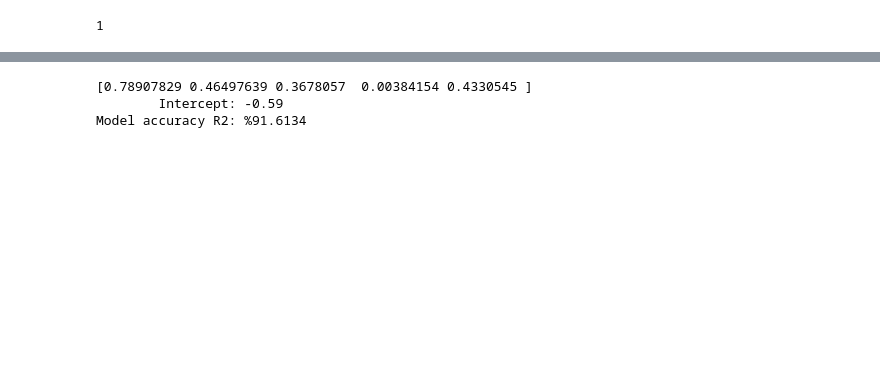
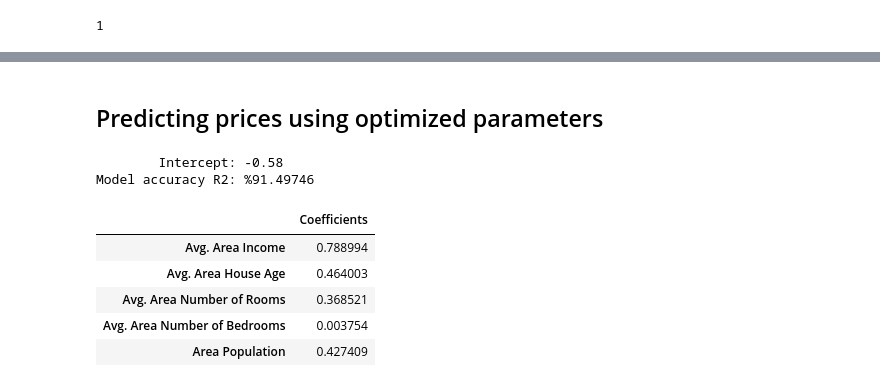
Before and after one commit to adunoluwa1/House-Price-Prediction-using-Regression, a Jupyter notebook: House_Price_Prediction.ipynb, the cells around one changed output, grey strips where cells are left out. Saved outputs shown, nothing was run; the diff lists cells and outputs as text; code cells hidden in the pictures; blank space fills up the shorter version.

```diff
--- a/House_Price_Prediction.ipynb
+++ b/House_Price_Prediction.ipynb
@@ -241,20 +250,37 @@ x_val.shape
+# %% [markdown]
+## Predicting prices using optimized parameters
 # %%
-# Using best_alpha and best_degree
-model = Pipeline([('scaler', MinMaxScaler()),('poly',PolynomialFeatures()),('lasso',Ridge(best_alpha))])
+# Using best_alpha and best_degree for Ridge Regression
+model = Pipeline([('poly',PolynomialFeatures()),('lasso',Ridge(best_alpha))])
+
+# Set parameters
 model.set_params(poly__degree = best_deg)
 model.set_params(poly__include_bias = False)
+
+# Fit model
 model.fit(x_train,y_train)
 r2 = model.score(x_train,y_train) * 100
-xp_val = model[1].fit_transform(x_val)
-xp_train = model[1].fit_transform(x_train)
-y_pred_val = model[2].predict(xp_val)
-y_pred_train = model[2].predict(xp_train)
-print(model[2].coef_)
-print(f'{"Intercept":>17}: {round(model[2].intercept_,2)}')
-print(f'{"Model accuracy R2":<17}: %{round(r2,4)}')
+
+# Predict values
+xp_val = model[0].fit_transform(x_val)
+xp_train = model[0].fit_transform(x_train)
+y_pred_val = model[1].predict(xp_val)
+y_pred_train = model[1].predict(xp_train)
+
+# Results
+print(f'{"Intercept":>17}: {round(model[1].intercept_,2)}')
+print(f'{"Model accuracy R2":<17}: %{round(r2,5)}')
+
+results_1 = pd.DataFrame(columns=["Coefficients"], index=df.columns[:-1] ,data=model[1].coef_)
+results_1
 # %% [output]
-[0.78907829 0.46497639 0.3678057  0.00384154 0.4330545 ]
-        Intercept: -0.59
-Model accuracy R2: %91.6134
+        Intercept: -0.58
+Model accuracy R2: %91.49746
+|  | Coefficients |
+| Avg. Area Income | 0.788994 |
+| Avg. Area House Age | 0.464003 |
+| Avg. Area Number of Rooms | 0.368521 |
+| Avg. Area Number of Bedrooms | 0.003754 |
+| Area Population | 0.427409 |
 # %%
 # Using regular linear regression
```
Also changed, not shown: parts of 18 cells of this notebook.
